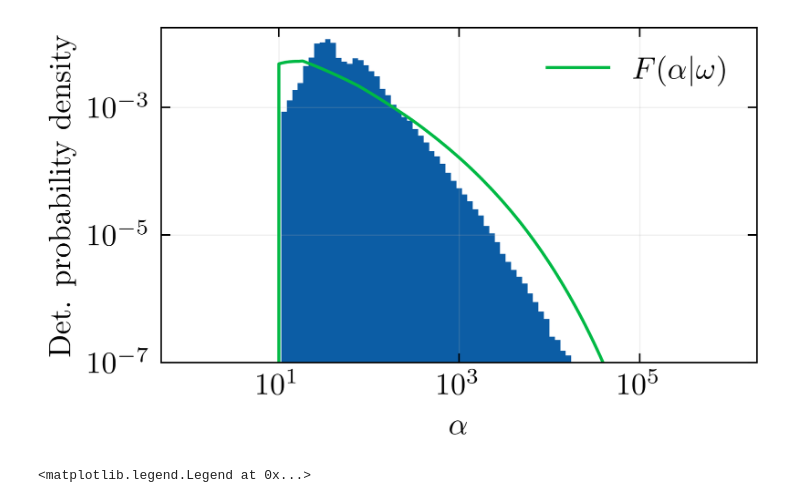
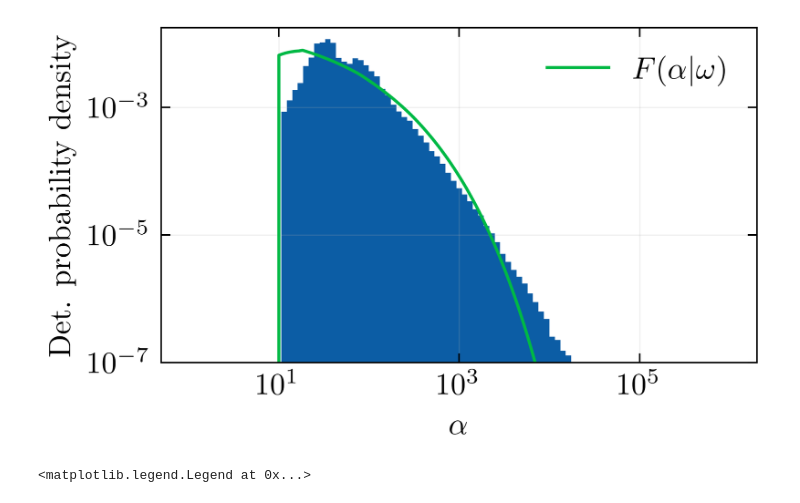
Before and after one commit to Joshua13764/QMAP, a Jupyter notebook: analysis/PSFDCont/workbook_simple_Weibull.ipynb, the cells around one changed output. Drawn from its saved outputs; the diff is of its cells as text; code cells hidden in the pictures.

```diff
--- a/analysis/PSFDCont/workbook_simple_Weibull.ipynb
+++ b/analysis/PSFDCont/workbook_simple_Weibull.ipynb
@@ -34,21 +34,24 @@ from boulder_statistics.analysis.quick_calculate_Weibull import WeibullFittingFu
 
 fit = WeibullFittingFunction(dp, LAD_min=0)
 # %%
-# class TheoryFit(GenericLikelihoodModel):
-#     param_names = ["lambda", "k"]
+class TheoryFit(GenericLikelihoodModel):
+    param_names = ["lambda", "k"]
 
-#     def __init__(self, x):
-#         super().__init__(x)
+    def __init__(self, x):
+        super().__init__(x)
 
-#     def loglikeobs(self, params):
-#         alphas = self.endog
+    def loglikeobs(self, params):
+        alphas = self.endog
 
-#         fit_params = WeibullFitParams(*params)
-#         print(f"Ran iteration with params {params}")
-#         return np.log(fit.F_norm(alphas, fit_params))
+        fit_params = WeibullFitParams(*params)
+        print(f"Ran iteration with params {params}")
+        return np.log(fit.F_norm(alphas, fit_params))
 
-#     @property
-#     def start_params(self):
-#         return np.array([0.1, 0.3])
+    @property
+    def start_params(self):
+        return np.array([0.1, 0.3])
 
-# mle_model = TheoryFit(fit.cleaned_data.collect()["alpha"].to_numpy()).fit()
+mle_model = TheoryFit(fit.cleaned_data.collect()["alpha"].to_numpy()).fit()
+
+print(mle_model.summary())
+mle_model.model.loglikeobs(mle_model.params).mean()
@@ -58,28 +77,29 @@ fit = WeibullFittingFunction(dp, LAD_min=0)
 # %%
 # 1.6290 0.6006 for LAD min = 2
 
 alphas_hist = np.geomspace(1, 1e6, 100)
 alphas = np.geomspace(1, 1e6, 1000)
 
 counts, bins, _ = plt.hist(fit.cleaned_data.collect()["alpha"].to_numpy(),
                            alphas_hist, density = True)
 
-fit_params = WeibullFitParams(lambda_ = 0.5, k = 0.4)
+fit_params = WeibullFitParams(*mle_model.params)
+# fit_params = WeibullFitParams(lambda_ = 0.5, k = 0.4)
 plt.plot(alphas, fit.F_norm(alphas, fit_params), label = r"$F(\alpha|\omega)$")
 
 plt.ylim(1e-7, counts.max() * 1.5)
 # plt.xlim(fit.plot_range[0] * 0.7, fit.plot_range[1] * 0.5)
 plt.xscale("log")
 plt.xlabel(r"$\alpha$")
 plt.yscale("log")
 plt.ylabel("Det. probability density")
 plt.legend()
 plt.grid(which='both', linestyle='-', linewidth=0.4, alpha=0.2)
 plt.tight_layout()
 plt.savefig("overall_fit.png")
 plt.show()
 # %% [output]
-[figure, old version]
+[figure, new version]
 # %%
 bin_centers = 0.5 * (dp.Phi_counts_smoothed_bins[:-1] + dp.Phi_counts_smoothed_bins[1:])
 bin_widths = np.abs(dp.Phi_counts_smoothed_bins[:-1] - dp.Phi_counts_smoothed_bins[1:])
```
Also changed, not shown: parts of 2 cells of this notebook, 4 other files.
